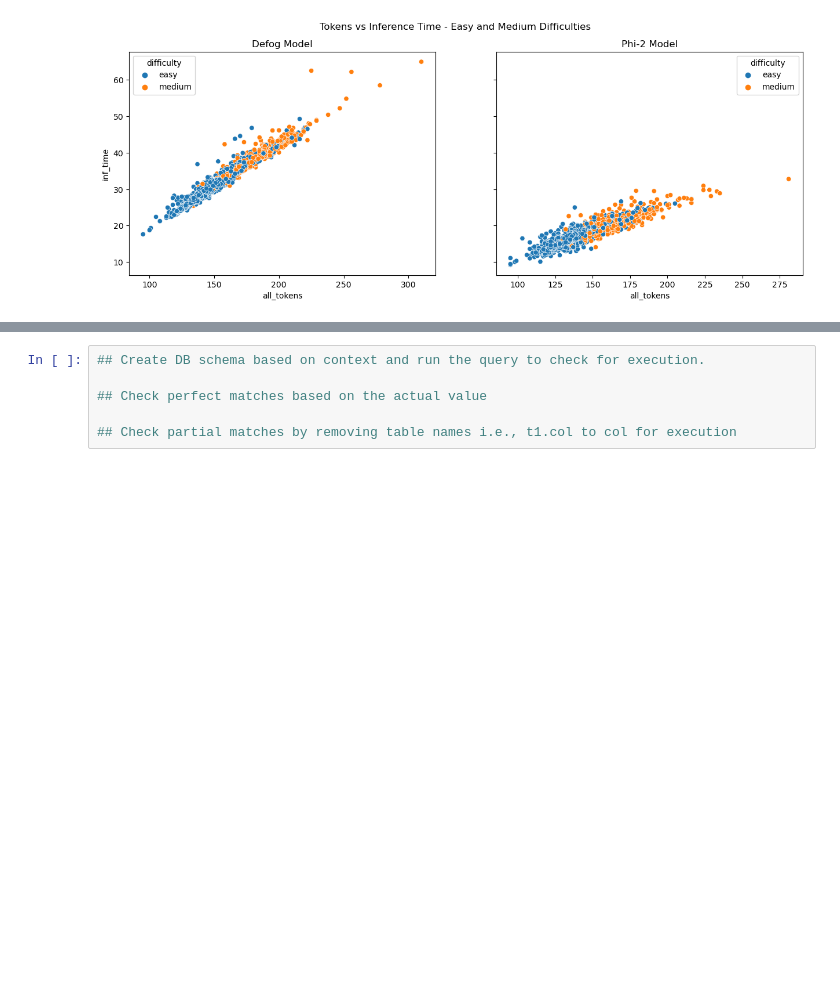
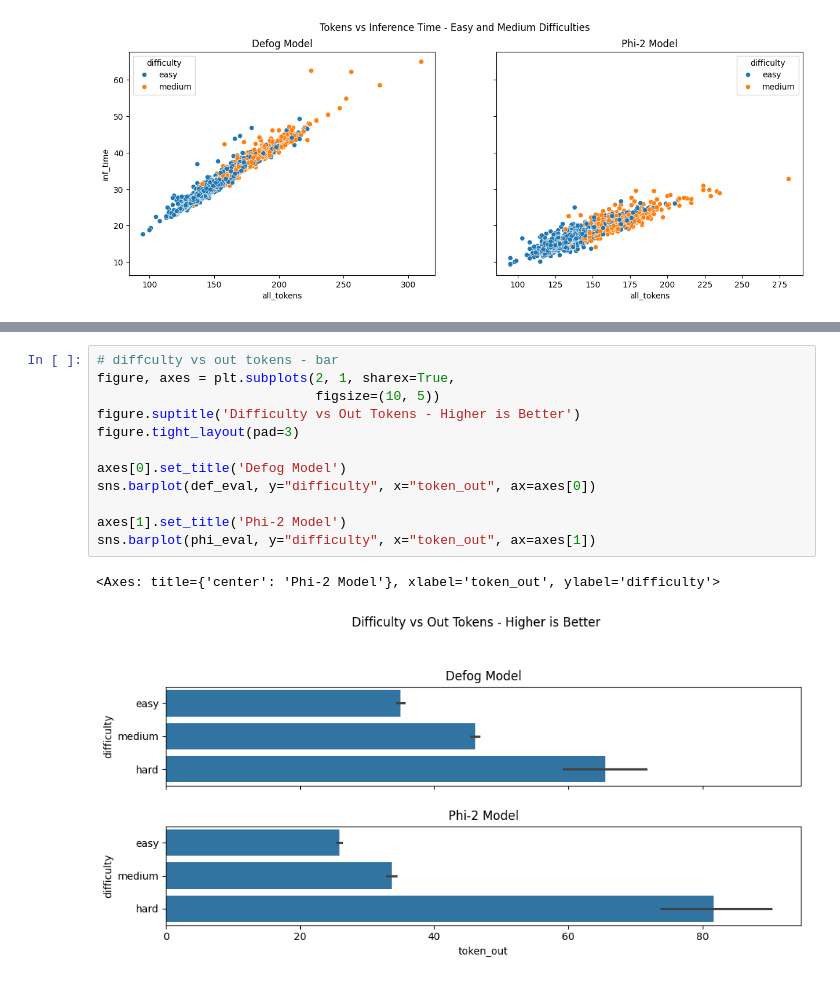
Before and after one commit to pavankumarbalijepalli/pr-phi2-vs-defog, a Jupyter notebook: notebooks/eval_llm.ipynb, the cells around one changed output, grey strips where cells are left out. Saved outputs shown, nothing was run; the diff lists cells and outputs as text; blank space fills up the shorter version.

```diff
--- a/notebooks/eval_llm.ipynb
+++ b/notebooks/eval_llm.ipynb
@@ -110,6 +120,15 @@ sns.barplot(phi_eval, y="difficulty", x="inf_time", ax=axes[1])
-# %%
-## Create DB schema based on context and run the query to check for execution.
-
-## Check perfect matches based on the actual value
-
-## Check partial matches by removing table names i.e., t1.col to col for execution
+# %%
+# diffculty vs out tokens - bar
+figure, axes = plt.subplots(2, 1, sharex=True,
+                            figsize=(10, 5))
+figure.suptitle('Difficulty vs Out Tokens - Higher is Better')
+figure.tight_layout(pad=3)
+
+axes[0].set_title('Defog Model')
+sns.barplot(def_eval, y="difficulty", x="token_out", ax=axes[0])
+
+axes[1].set_title('Phi-2 Model')
+sns.barplot(phi_eval, y="difficulty", x="token_out", ax=axes[1])
+# %% [output]
+<Axes: title={'center': 'Phi-2 Model'}, xlabel='token_out', ylabel='difficulty'>
+[figure, added]
```
Also changed, not shown: parts of 11 cells of this notebook.
